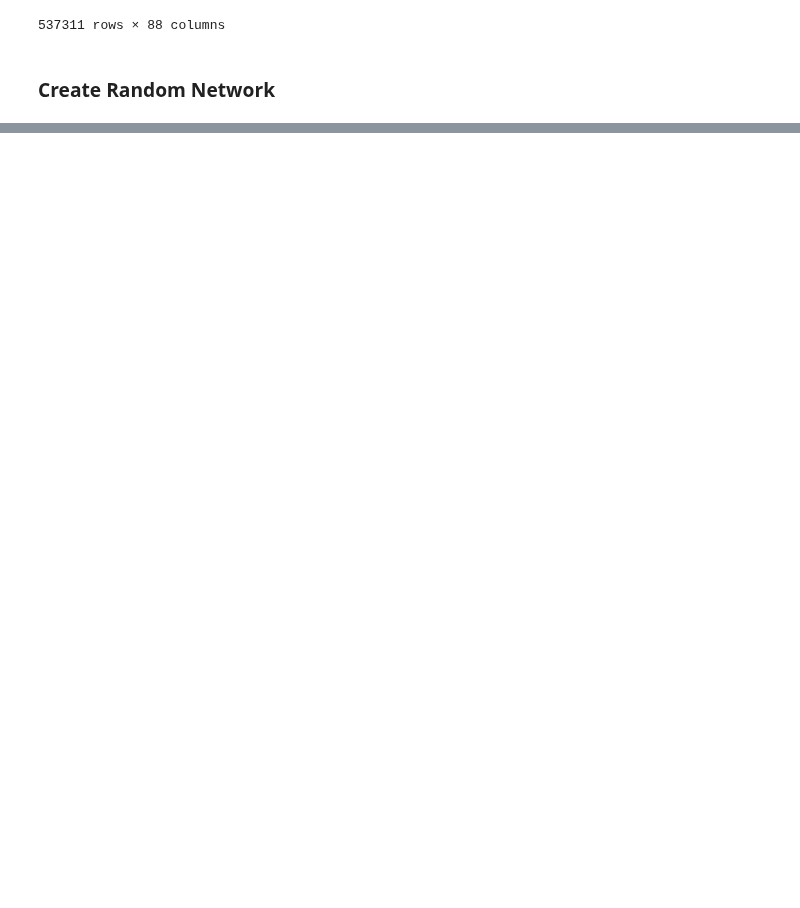
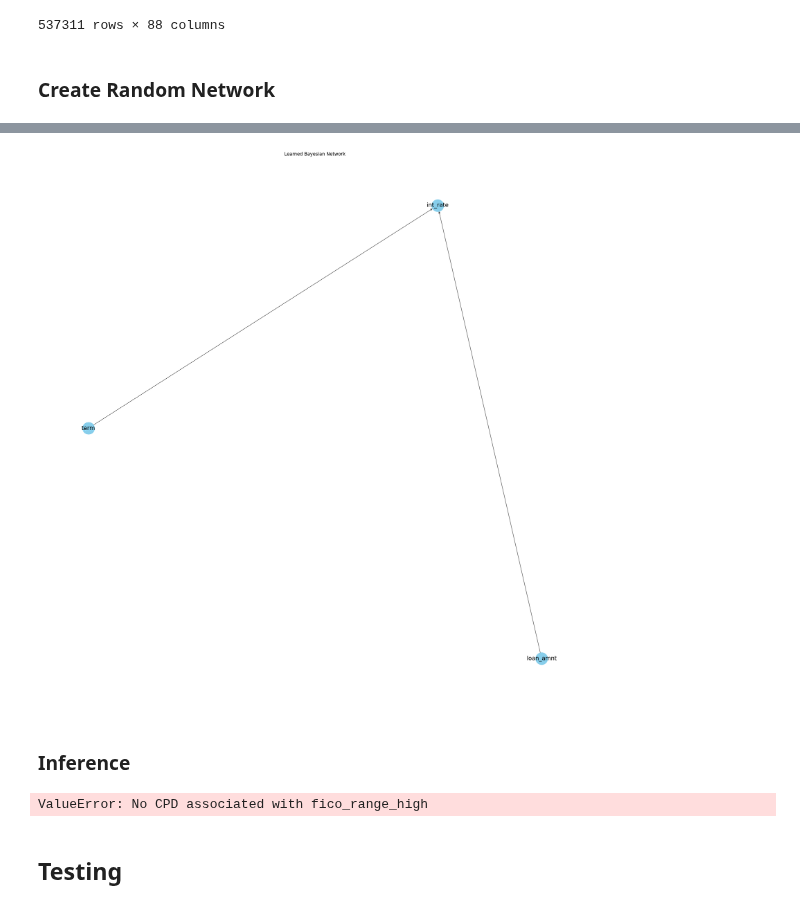
Before and after one commit to Zach-schwark/Honours-Research, a Jupyter notebook: Baseline/BN_random_network.ipynb, the cells around one changed output, grey strips where cells are left out. Cells and saved outputs as stored; diff of their text form; code cells hidden in the pictures; blank space fills up the shorter version.

Commit message:
cont random BN

```diff
--- a/Baseline/BN_random_network.ipynb
+++ b/Baseline/BN_random_network.ipynb
@@ -44,12 +44,32 @@ from pgmpy.base import DAG
 from pgmpy.models import BayesianNetwork
 from pgmpy.factors.discrete import TabularCPD
 
-Random_BN = BayesianNetwork.get_random(n_nodes = len(train_data.columns.to_list()), edge_prob=0.3)
+Random_BN = BayesianNetwork()
+Random_Dag = DAG.get_random(n_nodes = len(train_data.columns.to_list()), node_names=train_data.columns.to_list())
+Random_BN.add_nodes_from(train_data.columns.to_list())
+Random_BN.add_edges_from(Random_Dag.edges())
+
+active_trail_nodes = Random_BN.active_trail_nodes(['loan_status',"int_rate","term","installment"])
+active_trail_nodes_list = list(active_trail_nodes['loan_status'])
+active_trail_nodes_list.extend(active_trail_nodes['int_rate'])
+active_trail_nodes_list.extend(active_trail_nodes['term'])
+active_trail_nodes_list.extend(active_trail_nodes['installment'])
+original_nodes = list(Random_BN.nodes())
+for node in original_nodes:
+    if node not in active_trail_nodes_list:
+        Random_BN.remove_node(node)
+
+
 CPDs_list = []
-#for node in Random_BN.nodes():
-#    Random_CPD = TabularCPD.get_random(variable= node, state_names = feature_states)
-#    Random_BN.add_cpds(Random_CPD)
-#print(Random_BN.get_cpds())
+cardinality_dict = {key: len(feature_states[key]) for key in feature_states.keys()}
+for node in Random_BN.nodes():
+    Random_CPD = TabularCPD.get_random(variable= node, evidence = Random_BN.get_parents(node), cardinality = cardinality_dict, state_names = feature_states)
+    Random_BN.add_cpds(Random_CPD)
+    print(Random_CPD)
+
+
+
+print(Random_BN.states)
 #feature_states
 nx_graph = nx.DiGraph(Random_BN.edges())
 pos = nx.spring_layout(nx_graph,2)
@@ -61,0 +99,36 @@ MemoryError: Unable to allocate 11.4 GiB for an array with shape (1528823808,) a
+# %%
+#Random_BN.get_ancestral_graph('int_rate')
+nx_graph = nx.DiGraph(Random_BN.get_ancestral_graph('int_rate').edges())
+pos = nx.spring_layout(nx_graph,2)
+plt.figure(figsize=(20, 20))
+nx.draw(nx_graph, pos, with_labels=True, node_size=1000, node_color = 'skyblue', edge_color='#424242',font_size=15,font_color='black')
+plt.title('Learned Bayesian Network')
+plt.show()
+# %% [output]
+[figure, added]
+# %% [markdown]
+### Inference
+# %%
+def performInference(target_label_list, val_test_data):
+    removed_attributes = set()
+    y_pred = []
+    y_true = []
+    validation_evidence_list = myData.get_evidence_list(val_test_data, target_label_list=target_label_list)
+    inference = VariableElimination(Random_BN)
+    for i in range(len(validation_evidence_list)):
+        for attribute in list(validation_evidence_list[i].keys()):
+            if attribute not in Random_BN.nodes():
+                removed_attributes.add(attribute)
+                del validation_evidence_list[i][attribute]
+    print(removed_attributes)
+    for i in range(len(validation_evidence_list)):
+        target_variables_result = inference.map_query(target_label_list, evidence = validation_evidence_list[i], show_progress= False)
+        y_pred.append(target_variables_result)
+        y_true.append(val_test_data[target_label_list].iloc[i].to_dict())
+
+    return y_pred, y_true
+
+loan_structure_target_list = ["int_rate","term","installment"]
+y_pred, y_true = performInference(loan_structure_target_list, validation_data)
+# %% [output]
+ValueError: No CPD associated with fico_range_high
@@ -61,0 +144,2 @@ MemoryError: Unable to allocate 11.4 GiB for an array with shape (1528823808,) a
+# %% [markdown]
+## Testing
```
Also changed, not shown: parts of 3 cells of this notebook.
